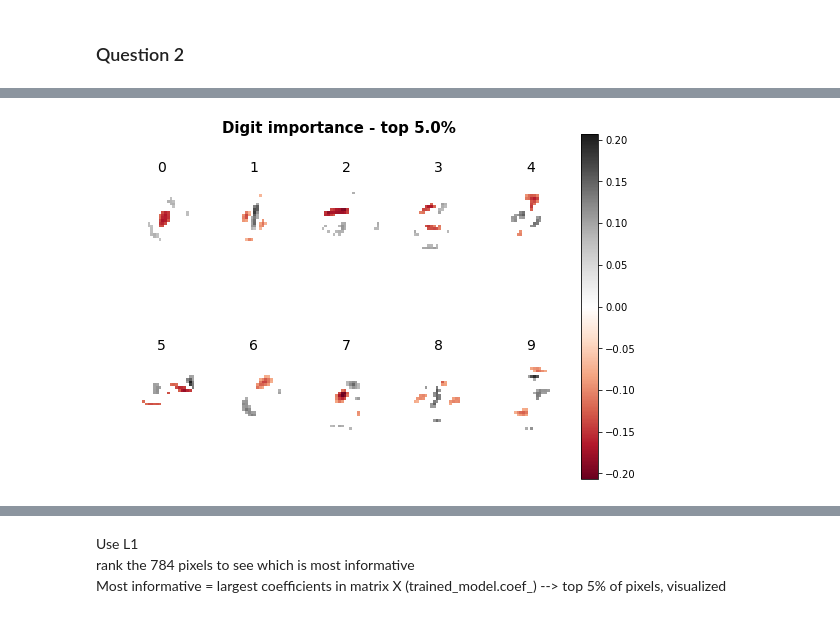
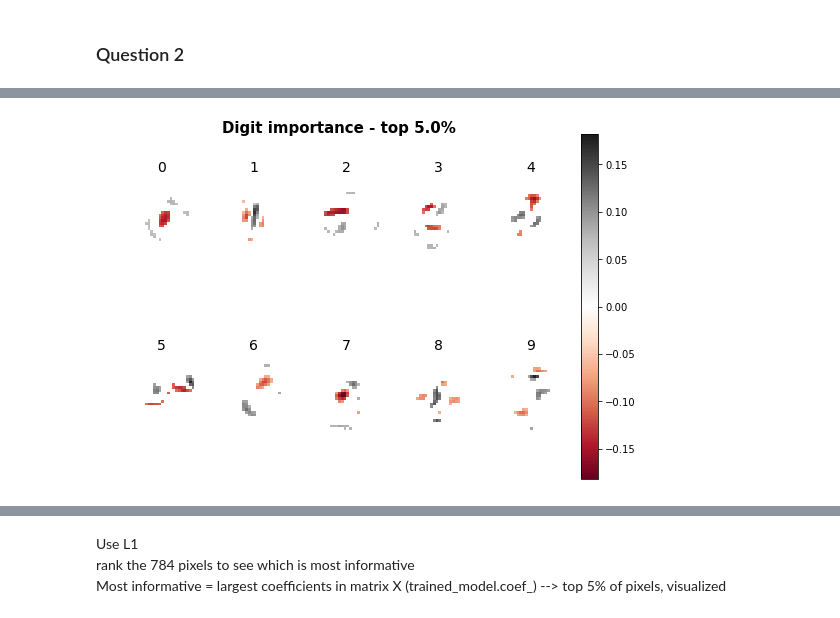
Before and after one commit to jmichellehu/ComplexSystems_AMATH563, a Jupyter notebook: AMATH563_hw1.ipynb, the cells around one changed output, grey strips where cells are left out. Cells and saved outputs as stored; diff of their text form; code cells hidden in the pictures.

```diff
--- a/AMATH563_hw1.ipynb
+++ b/AMATH563_hw1.ipynb
@@ -228 +312,5 @@ Promote sparsity and rank which pixels are most informative for digit labelling
+# %%
+m_index=2
+thisModel = models[m_index]
+coef=thisModel.coef_
 # %%
@@ -232,4 +320,4 @@ hist_coef(trained_model)
 # %%
-plot_vip(trained_model)
+plot_vip(thisModel)
 # %% [output]
-[figure, old version]
+[figure, new version]
```
Also changed, not shown: parts of 73 cells of this notebook.
